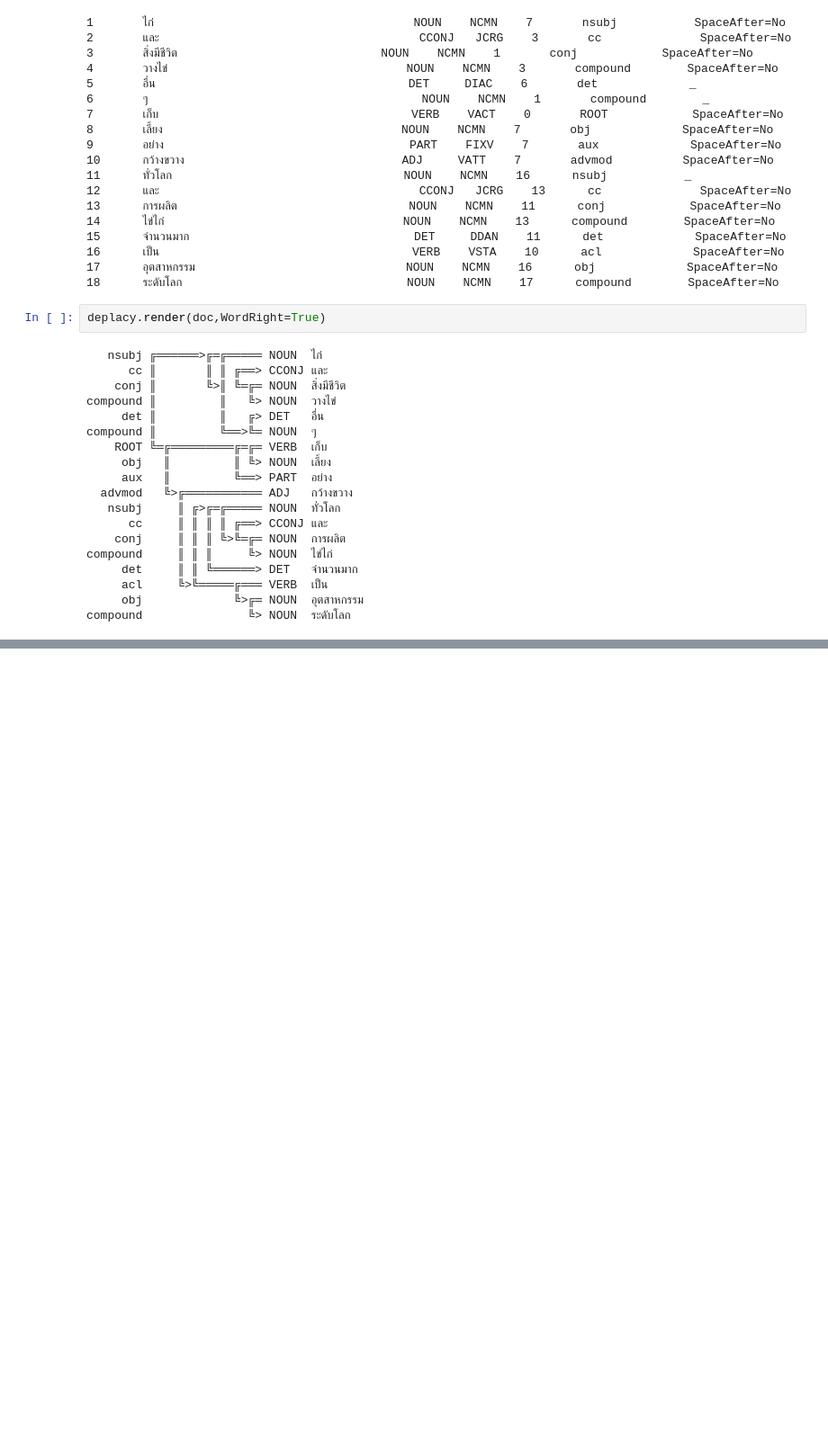
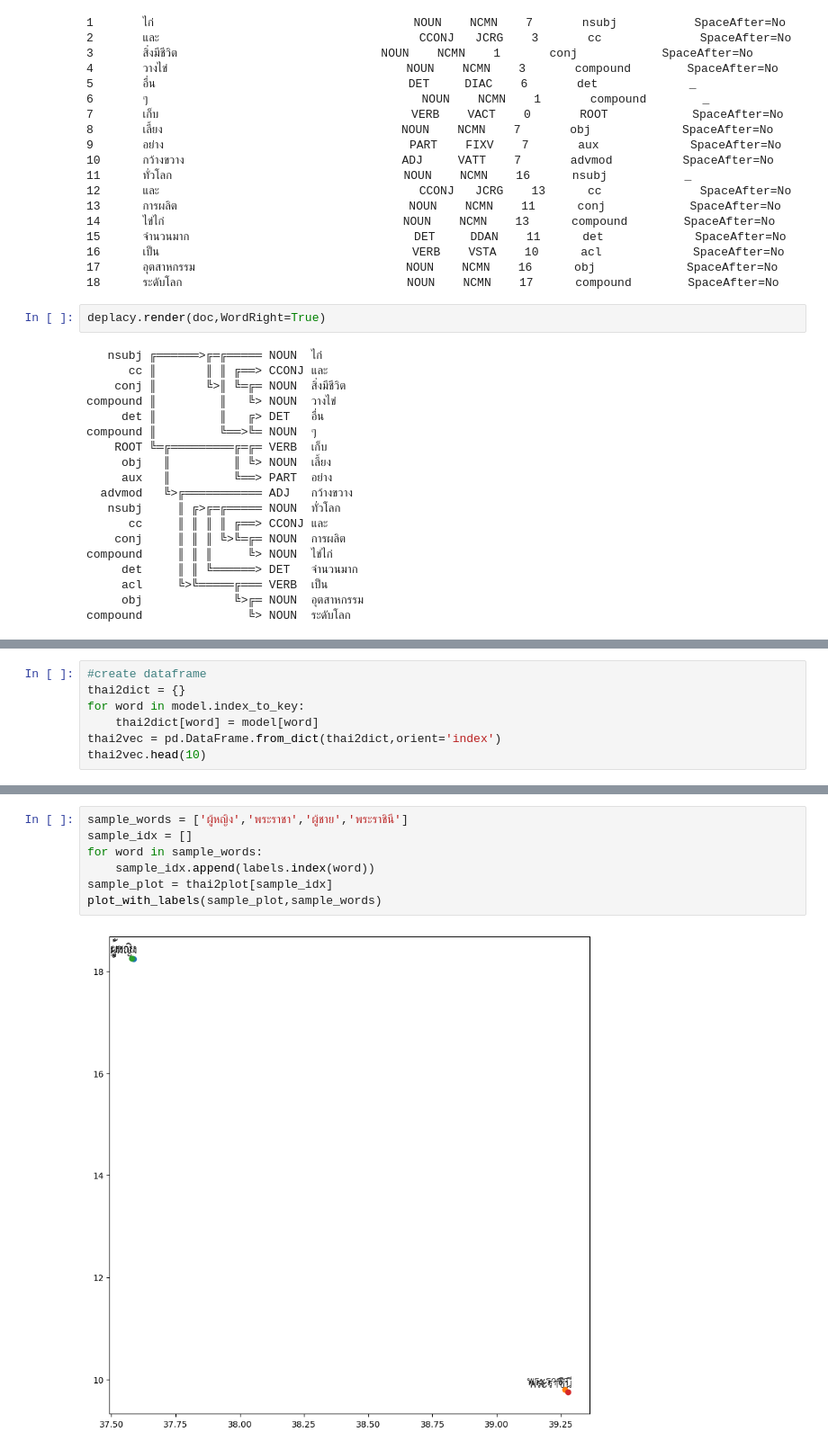
Before and after one commit to San-Maansson/NLP, a Jupyter notebook: thainlp.ipynb, the cells around one changed output, grey strips where cells are left out. Shown at 90% size. Cells and saved outputs as stored; diff of their text form; blank space fills up the shorter version.

```diff
--- a/thainlp.ipynb
+++ b/thainlp.ipynb
@@ -78,0 +94,7 @@ graphviz.Source(deplacy.dot(doc))
+# %%
+#create dataframe
+thai2dict = {}
+for word in model.index_to_key:
+    thai2dict[word] = model[word]
+thai2vec = pd.DataFrame.from_dict(thai2dict,orient='index')
+thai2vec.head(10)
@@ -78,0 +221,9 @@ graphviz.Source(deplacy.dot(doc))
+# %%
+sample_words = ['ผู้หญิง','พระราชา','ผู้ชาย','พระราชินี']
+sample_idx = []
+for word in sample_words:
+    sample_idx.append(labels.index(word))
+sample_plot = thai2plot[sample_idx]
+plot_with_labels(sample_plot,sample_words)
+# %% [output]
+[figure, added]
```
Also changed, not shown: parts of 36 cells of this notebook.
